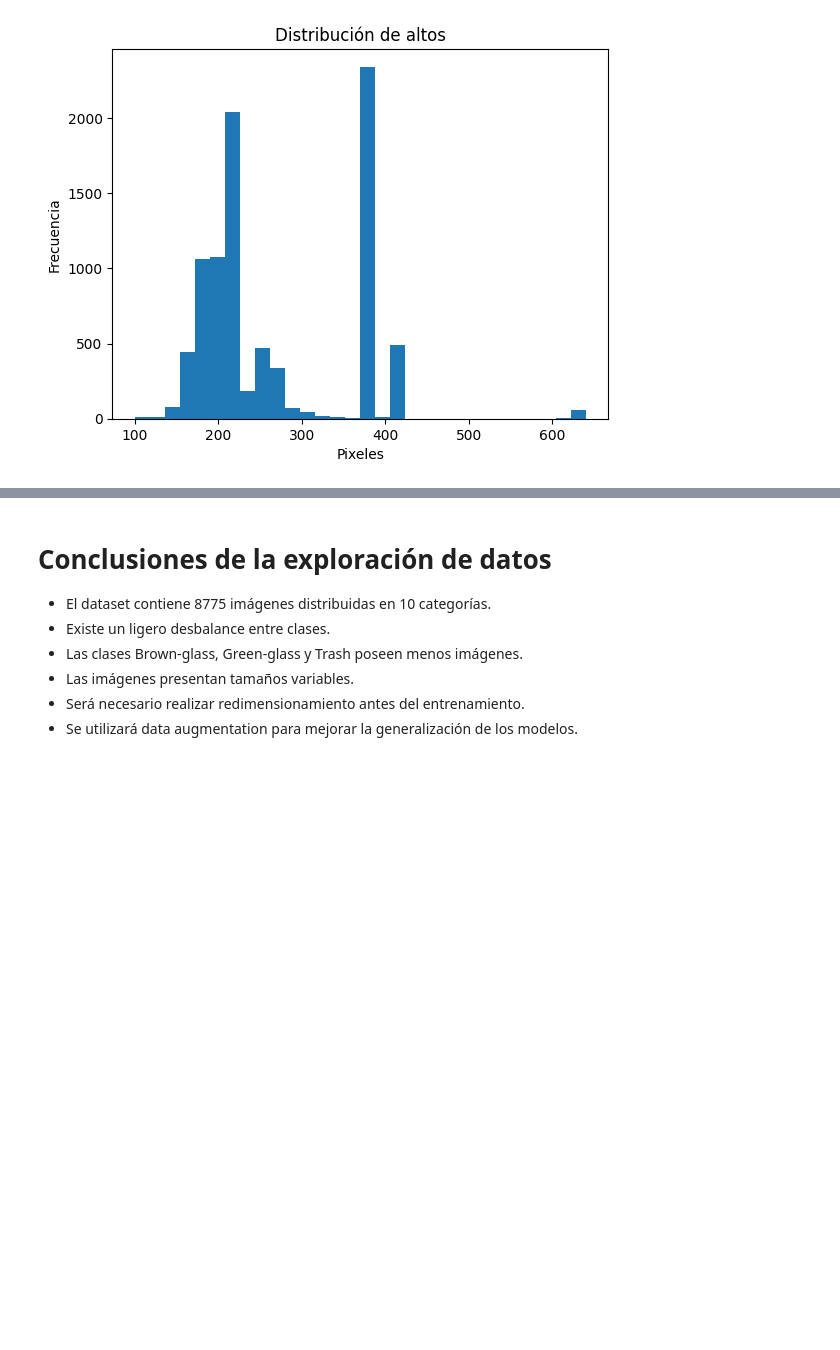
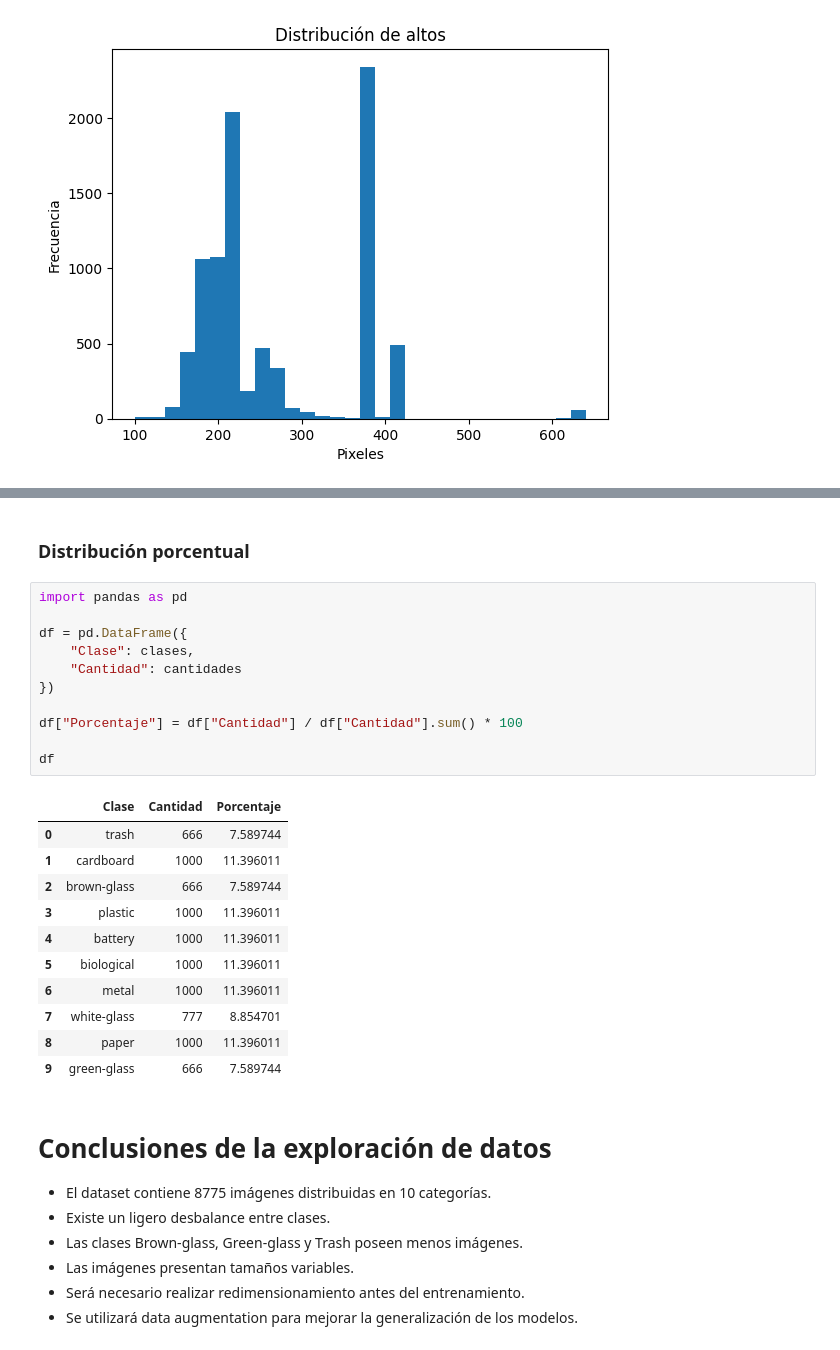
Before and after one commit to xiomara-udea/garbage-classification-dataset, a Jupyter notebook: 01_exploración_de_datos.ipynb, the cells around one changed output, grey strips where cells are left out. Drawn from its saved outputs; the diff is of its cells as text; blank space fills up the shorter version.

```diff
--- a/01_exploración_de_datos.ipynb
+++ b/01_exploración_de_datos.ipynb
@@ -198,3 +203,28 @@ plt.show()
+# %% [markdown]
+### **Distribución porcentual**
+# %%
+import pandas as pd
+
+df = pd.DataFrame({
+    "Clase": clases,
+    "Cantidad": cantidades
+})
+
+df["Porcentaje"] = df["Cantidad"] / df["Cantidad"].sum() * 100
+
+df
+# %% [output]
+|  | Clase | Cantidad | Porcentaje |
+| 0 | trash | 666 | 7.589744 |
+| 1 | cardboard | 1000 | 11.396011 |
+| 2 | brown-glass | 666 | 7.589744 |
+| 3 | plastic | 1000 | 11.396011 |
+| 4 | battery | 1000 | 11.396011 |
+| 5 | biological | 1000 | 11.396011 |
+| 6 | metal | 1000 | 11.396011 |
+| 7 | white-glass | 777 | 8.854701 |
+| 8 | paper | 1000 | 11.396011 |
+| 9 | green-glass | 666 | 7.589744 |
 # %% [markdown]
 # Conclusiones de la exploración de datos
 
```
Also changed, not shown: parts of 3 cells of this notebook.
